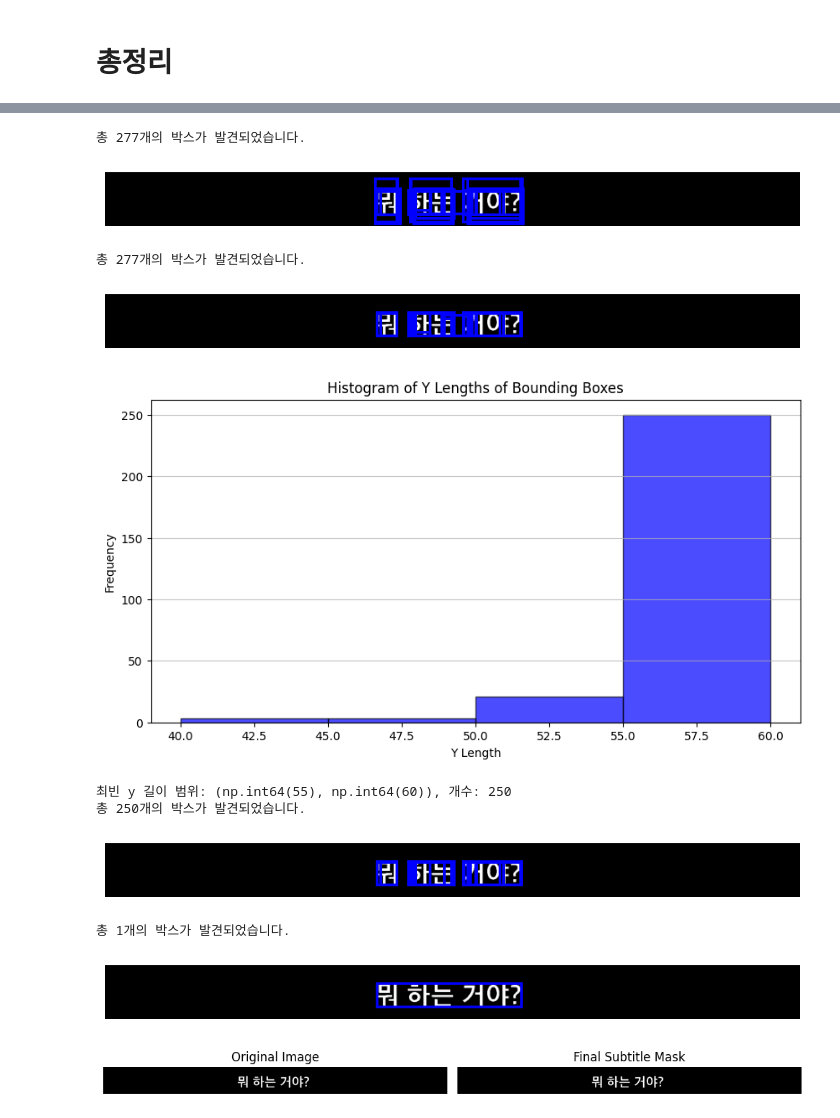
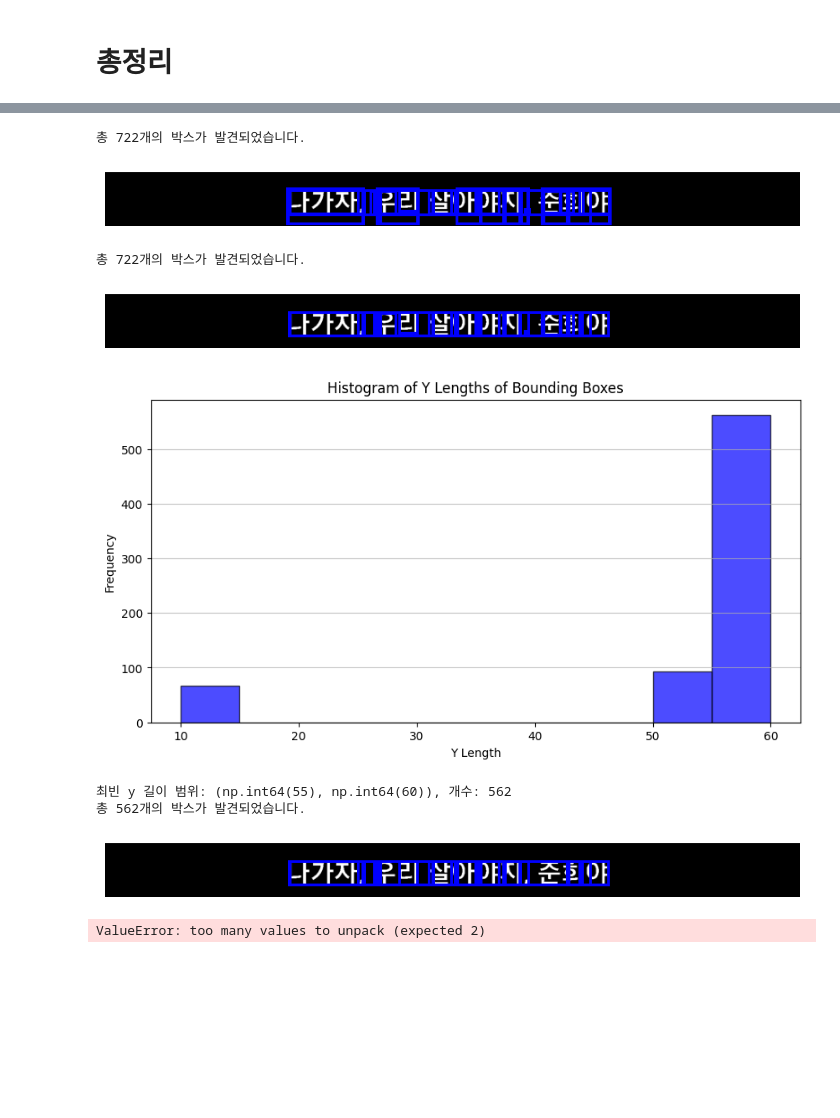
Before and after one commit to LeeGwanWoo/computer_vision_project, a Jupyter notebook: video_subtitle_detection.ipynb, the cells around one changed output, grey strips where cells are left out. Saved outputs shown, nothing was run; the diff lists cells and outputs as text; code cells hidden in the pictures; blank space fills up the shorter version.

```diff
--- a/video_subtitle_detection.ipynb
+++ b/video_subtitle_detection.ipynb
@@ -2,6 +2,8 @@
 # Video import
 # %%
 crop_range = {"top": 870, "bottom": 1000, "left": 120, "right": 1800}
+video_path = './videos/Squid_game.mp4'
+sample_index = 1500
 # %%
 import cv2
 import matplotlib.pyplot as plt
@@ -139,12 +133,11 @@ def visualize_highlight_result(image, target_color, highlighted_image_result):
     plt.tight_layout()
     plt.show()
 
-target_color = get_target_color(cropped_images[0], target_pixel)
+# target_color = get_target_color(cropped_images[0], target_pixel)
 target_color = [255, 255, 255]
 
-sample_image = cropped_images[170]
-sample_highlight_result = highlight_subtitle_area(sample_image, target_color, pixel_color_tolerance=30)
-visualize_highlight_result(sample_image, target_color, sample_highlight_result)
+sample_highlight_result = highlight_subtitle_area(sample_cropped_image, target_color, pixel_color_tolerance=30)
+visualize_highlight_result(sample_cropped_image, target_color, sample_highlight_result)
 
-highlight_results = highlight_subtitle_area_with_multi_tolerances(sample_image, target_color, pixel_highlighting_tolerances)
+highlight_results = highlight_subtitle_area_with_multi_tolerances(sample_cropped_image, target_color, pixel_highlighting_tolerances)
 # %% [output]
@@ -455,33 +463,35 @@ plt.imshow(cv2.cvtColor(original_frame_with_crop_rect, cv2.COLOR_BGR2RGB))
 # %%
-def extract_subtitle_pixel_from_image(image, target_color):
-    highlight_results = highlight_subtitle_area_with_multi_tolerances(image, target_color, pixel_highlighting_tolerances)
+def extract_subtitle_pixel_from_image(original_image, target_color, crop_area):
+    cropped_image = crop_image(original_image, crop_area)
+
+    highlight_results = highlight_subtitle_area_with_multi_tolerances(cropped_image, target_color, pixel_highlighting_tolerances)
     highlighted_image = highlight_results[9]['highlighted_image']
     all_boxes = find_boundingbox_from_highlighted_results(highlight_results, psm_modes, conf_thresholds)
     visualize_boxes(highlighted_image, all_boxes)
 
     trimmed_boxes = boxes_trimming(highlighted_image, all_boxes, target_color, box_trimming_tolerance=30)
     visualize_boxes(highlighted_image, trimmed_boxes)
 
     histogram_ylength(trimmed_boxes)
     mode_boxes = find_ylength_mode_boxes(trimmed_boxes)
     visualize_boxes(highlighted_image, mode_boxes)
 
-    final_bounding_box = get_final_bounding_box(mode_boxes)
-    visualize_boxes(highlighted_image, [final_bounding_box])
+    cropped_bounding_box, final_bounding_box = get_final_bounding_box(mode_boxes, crop_range)[1]
+    visualize_boxes(original_image, [final_bounding_box])
 
-    final_subtitle_mask = get_final_subtitle_mask(highlighted_image, final_bounding_box)
+    final_subtitle_mask = get_final_subtitle_mask(highlighted_image, original_image, cropped_bounding_box, crop_area)
     visualize_final_mask(highlighted_image, final_subtitle_mask)
 
-extract_subtitle_pixel_from_image(cropped_images[1100], target_color)
+    return final_bounding_box, final_subtitle_mask
+
+extract_subtitle_pixel_from_image(frames[1500], target_color, crop_area=crop_range)
 # %% [output]
-총 277개의 박스가 발견되었습니다.
+총 722개의 박스가 발견되었습니다.
-[figure, old version]
+[figure, new version]
-총 277개의 박스가 발견되었습니다.
+총 722개의 박스가 발견되었습니다.
-[figure, old version]
+[figure, new version]
-[figure, old version]
+[figure, new version]
-최빈 y 길이 범위: (np.int64(55), np.int64(60)), 개수: 250
-총 250개의 박스가 발견되었습니다.
+최빈 y 길이 범위: (np.int64(55), np.int64(60)), 개수: 562
+총 562개의 박스가 발견되었습니다.
-[figure, old version]
+[figure, new version]
-총 1개의 박스가 발견되었습니다.
+ValueError: too many values to unpack (expected 2)
-[figure, removed]
-[figure, removed]
```
Also changed, not shown: parts of 8 cells of this notebook.
